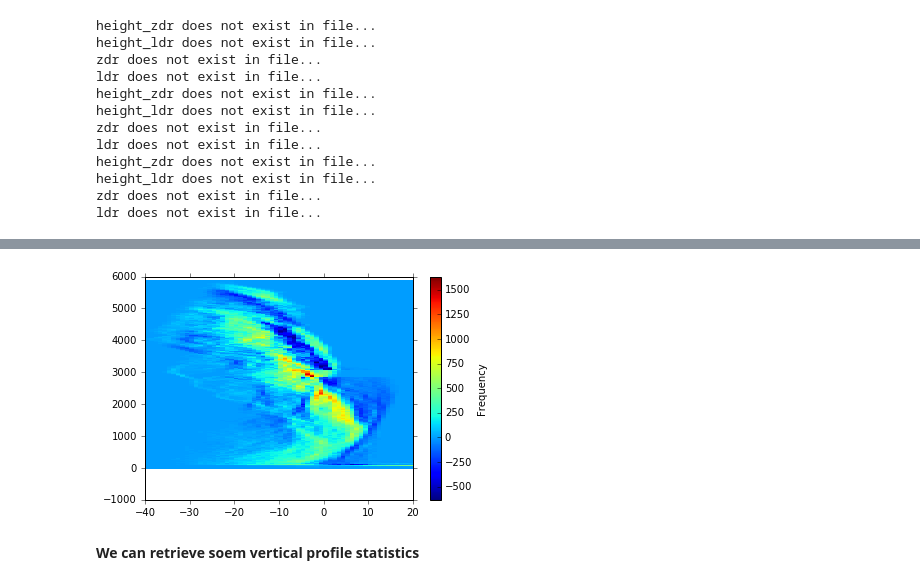
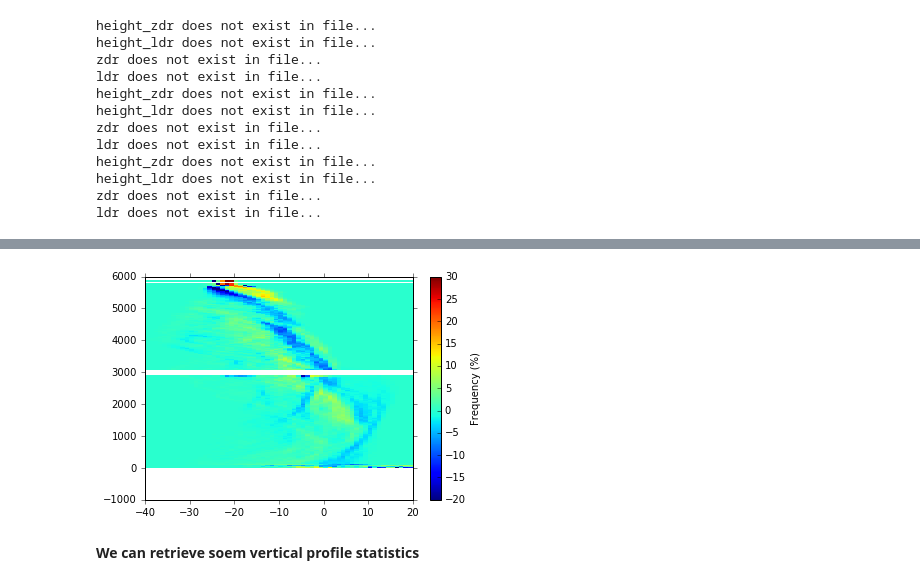
Before and after one commit to nguy/AWOT, a Jupyter notebook: examples/awot_cfad_demo.ipynb, the cells around one changed output, grey strips where cells are left out. Saved outputs shown, nothing was run; the diff lists cells and outputs as text; code cells hidden in the pictures.

```diff
--- a/examples/awot_cfad_demo.ipynb
+++ b/examples/awot_cfad_demo.ipynb
@@ -350,9 +352,10 @@ cfad2awcrZ['frequency_points'] = cfad2awcrZ['frequency_points'][3::,:]
 cfad2awcrZ['frequency_percent'] = cfad2awcrZ['frequency_percent'][3::,:]
 cfad2awcrZ['xaxis'] = cfad2awcrZ['xaxis'][3::]
 cfad2awcrZ['yaxis'] = cfad2awcrZ['yaxis'][3::]
-wcrut2a.plot_cfad_diff(cfad2awcrZ, cfad2bwcrZ, plot_percent=True)
-# %% [output]
-[figure, removed]
+# %%
+wcrut2a.plot_cfad_diff(cfad2awcrZ, cfad2bwcrZ, plot_percent=True, vmin=-20, vmax=30)
+# %% [output]
+[figure, added]
 # %% [markdown]
 <b>We can retrieve soem vertical profile statistics</b>
 # %%
```
Also changed, not shown: parts of 5 cells of this notebook, 1 other file.
